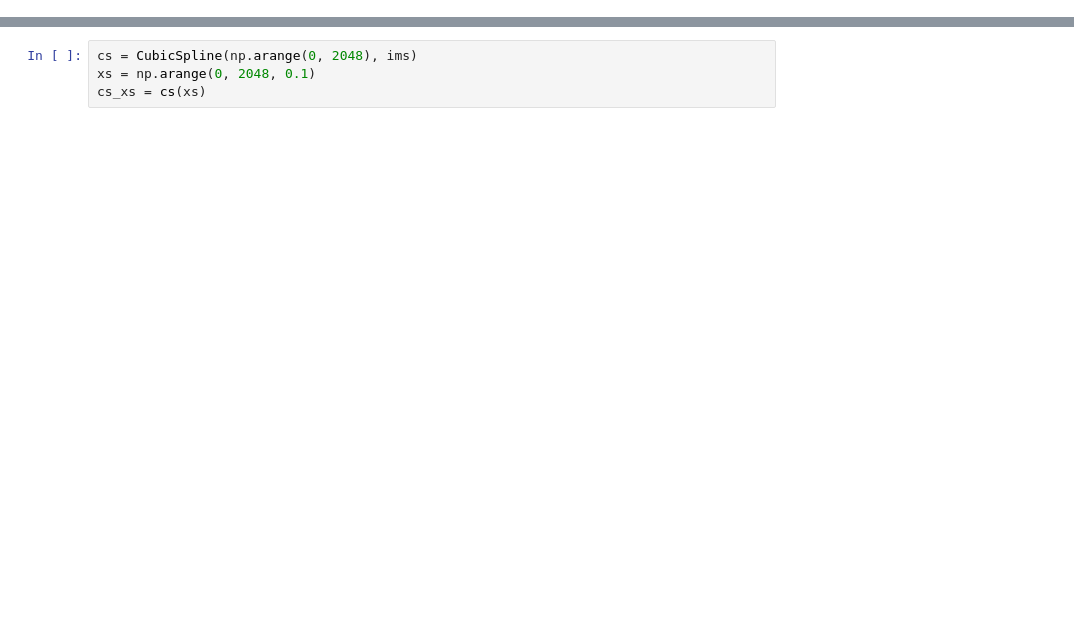
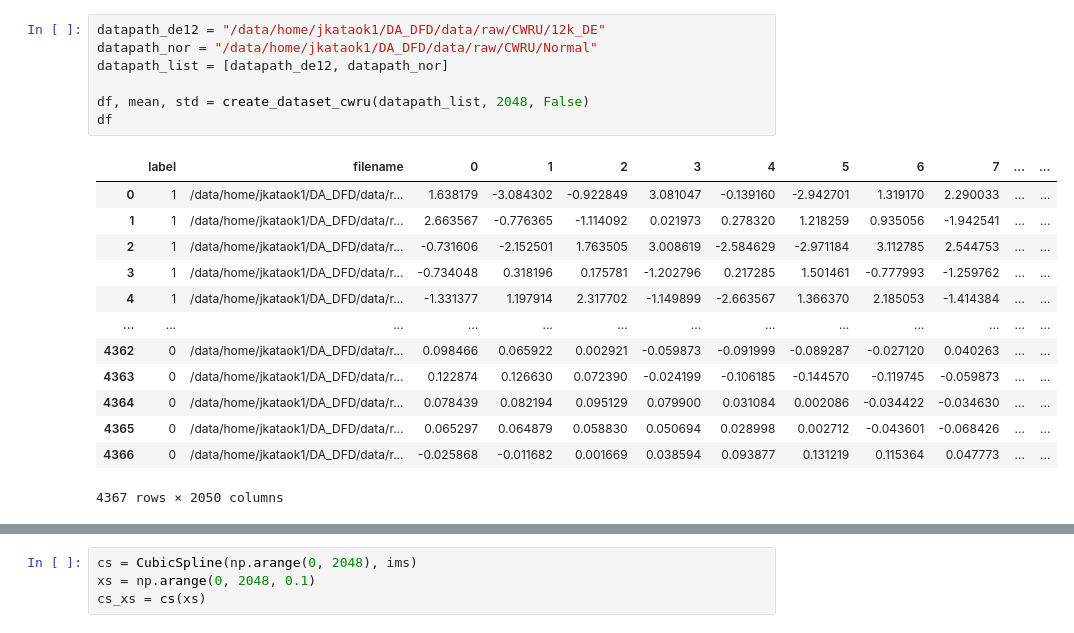
Before and after one commit to junkataoka/DA_DFD, a Jupyter notebook: notebooks/02-dataset.ipynb, the cells around one changed output, grey strips where cells are left out. Cells and saved outputs as stored; diff of their text form; blank space fills up the shorter version.

```diff
--- a/notebooks/02-dataset.ipynb
+++ b/notebooks/02-dataset.ipynb
@@ -29,0 +155,21 @@ plt.plot(ims[:100])
+# %%
+datapath_de12 = "/data/home/jkataok1/DA_DFD/data/raw/CWRU/12k_DE"
+datapath_nor = "/data/home/jkataok1/DA_DFD/data/raw/CWRU/Normal"
+datapath_list = [datapath_de12, datapath_nor]
+
+df, mean, std = create_dataset_cwru(datapath_list, 2048, False)
+df
+# %% [output]
+|  | label | filename | 0 | 1 | 2 | 3 | 4 | 5 | 6 | 7 | ... | ... |
+| 0 | 1 | /data/home/jkataok1/DA_DFD/data/r... | 1.638179 | -3.084302 | -0.922849 | 3.081047 | -0.139160 | -2.942701 | 1.319170 | 2.290033 | ... | ... |
+| 1 | 1 | /data/home/jkataok1/DA_DFD/data/r... | 2.663567 | -0.776365 | -1.114092 | 0.021973 | 0.278320 | 1.218259 | 0.935056 | -1.942541 | ... | ... |
+| 2 | 1 | /data/home/jkataok1/DA_DFD/data/r... | -0.731606 | -2.152501 | 1.763505 | 3.008619 | -2.584629 | -2.971184 | 3.112785 | 2.544753 | ... | ... |
+| 3 | 1 | /data/home/jkataok1/DA_DFD/data/r... | -0.734048 | 0.318196 | 0.175781 | -1.202796 | 0.217285 | 1.501461 | -0.777993 | -1.259762 | ... | ... |
+| 4 | 1 | /data/home/jkataok1/DA_DFD/data/r... | -1.331377 | 1.197914 | 2.317702 | -1.149899 | -2.663567 | 1.366370 | 2.185053 | -1.414384 | ... | ... |
+| ... | ... | ... | ... | ... | ... | ... | ... | ... | ... | ... | ... | ... |
+| 4362 | 0 | /data/home/jkataok1/DA_DFD/data/r... | 0.098466 | 0.065922 | 0.002921 | -0.059873 | -0.091999 | -0.089287 | -0.027120 | 0.040263 | ... | ... |
+| 4363 | 0 | /data/home/jkataok1/DA_DFD/data/r... | 0.122874 | 0.126630 | 0.072390 | -0.024199 | -0.106185 | -0.144570 | -0.119745 | -0.059873 | ... | ... |
+| 4364 | 0 | /data/home/jkataok1/DA_DFD/data/r... | 0.078439 | 0.082194 | 0.095129 | 0.079900 | 0.031084 | 0.002086 | -0.034422 | -0.034630 | ... | ... |
+| 4365 | 0 | /data/home/jkataok1/DA_DFD/data/r... | 0.065297 | 0.064879 | 0.058830 | 0.050694 | 0.028998 | 0.002712 | -0.043601 | -0.068426 | ... | ... |
+| 4366 | 0 | /data/home/jkataok1/DA_DFD/data/r... | -0.025868 | -0.011682 | 0.001669 | 0.038594 | 0.093877 | 0.131219 | 0.115364 | 0.047773 | ... | ... |
+4367 rows × 2050 columns
```
Also changed, not shown: parts of 8 cells of this notebook, 13 other files.
